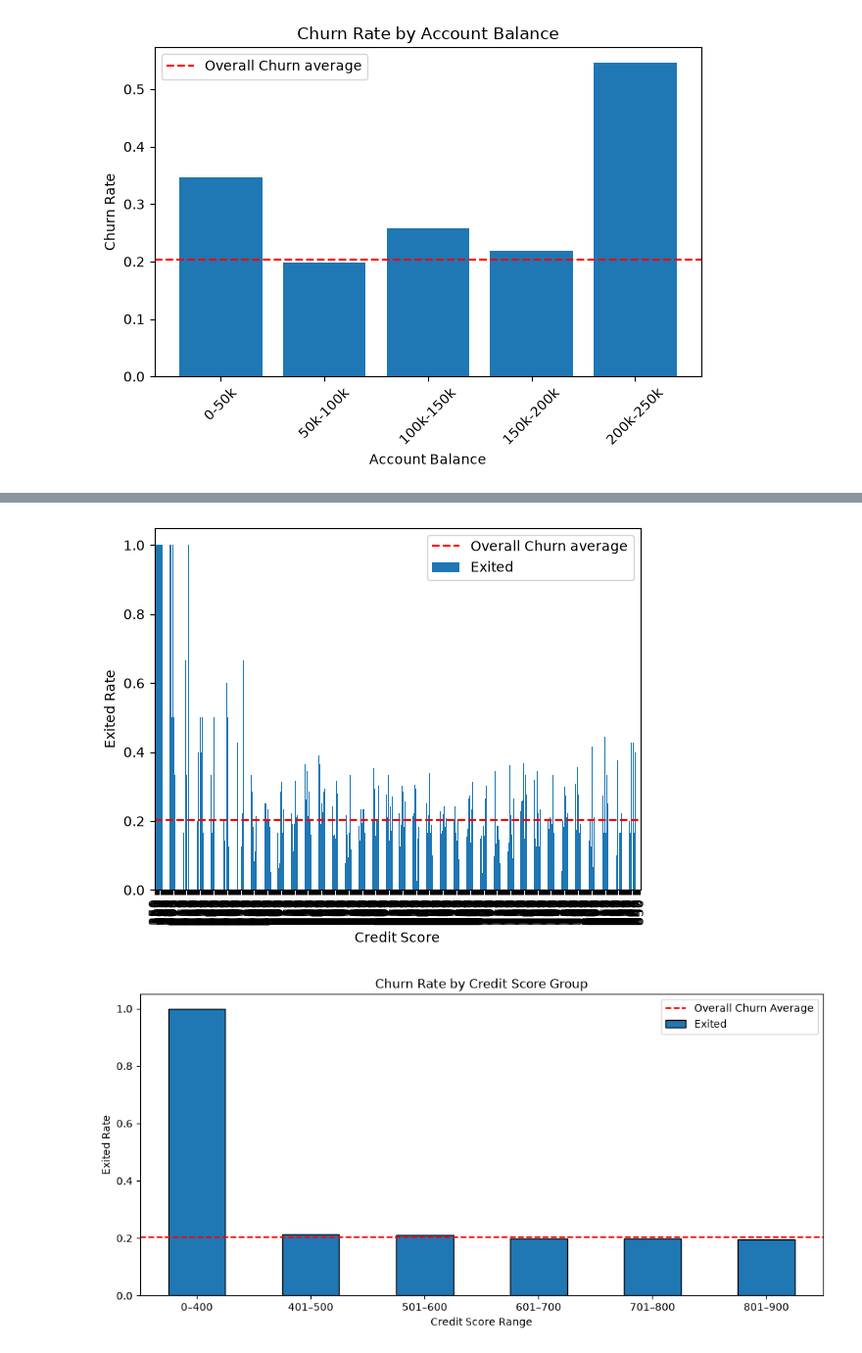
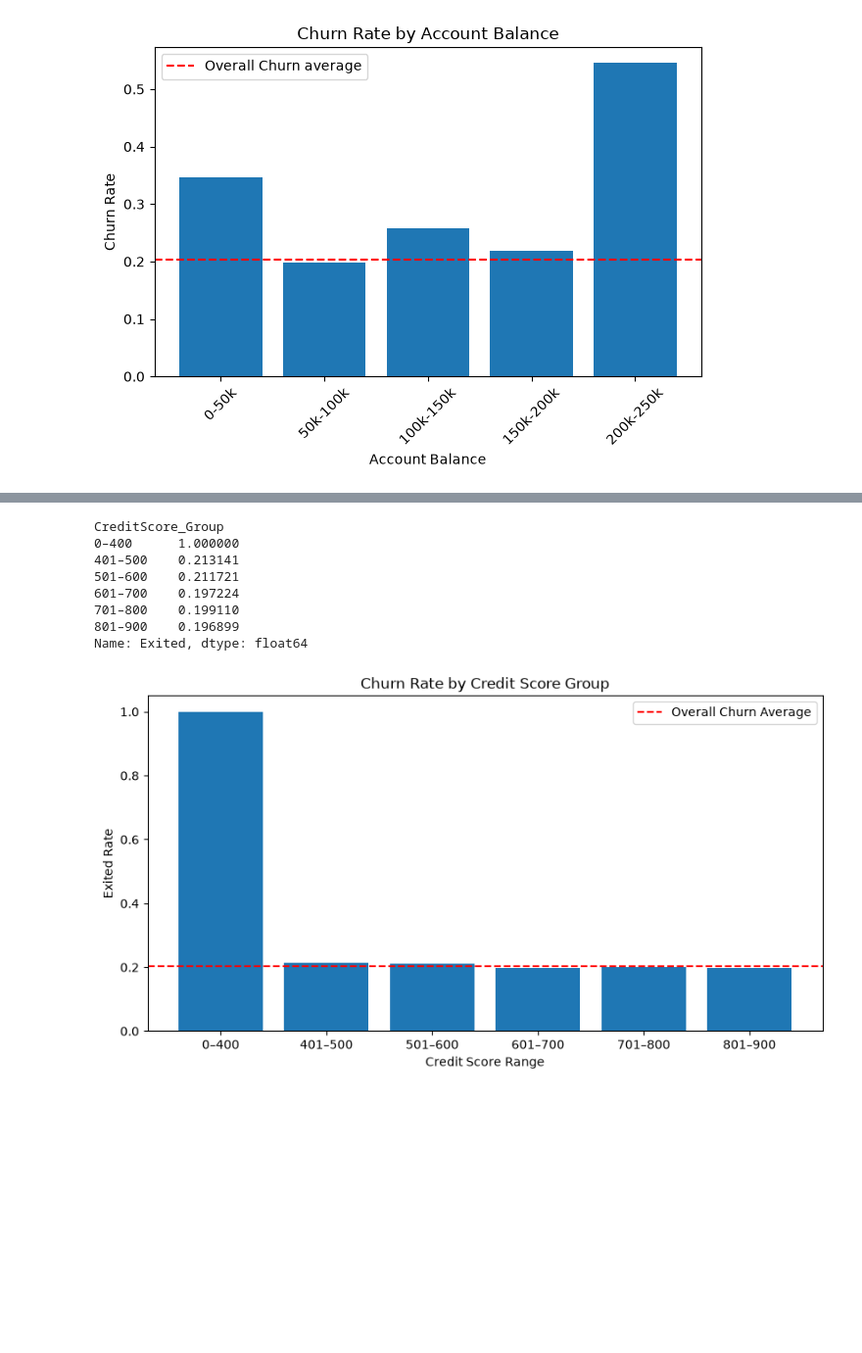
Before and after one commit to olaoluwacode/UD_Customer_Churn_Prediction, a Jupyter notebook: eda.ipynb, the cells around one changed output, grey strips where cells are left out. Shown at 98% size. Saved outputs shown, nothing was run; the diff lists cells and outputs as text; code cells hidden in the pictures; blank space fills up the shorter version.

```diff
--- a/eda.ipynb
+++ b/eda.ipynb
@@ -348,45 +317,47 @@ plt.show()
-# %%
-da.groupby("CreditScore")["Exited"].mean().plot(kind='bar')
-plt.ylabel('Exited Rate')
-plt.xlabel('Credit Score')
-plt.axhline(da['Exited'].mean(), color='red', linestyle='--', label='Overall Churn average')
-plt.legend()
-plt.show()
-# %% [output]
-[figure, removed]
 # %%
 import pandas as pd
 import matplotlib.pyplot as plt
 
 # Compress CreditScore into ranges
 da["CreditScore_Group"] = pd.cut(
     da["CreditScore"],
     bins=[0, 400, 500, 600, 700, 800, 900],
     labels=["0–400", "401–500", "501–600",
             "601–700", "701–800", "801–900"]
 )
 
 # Calculate average churn rate for each range
 churn_rate = da.groupby(
     "CreditScore_Group", observed=False
 )["Exited"].mean()
+print(churn_rate)
 
 # Plot
-ax = churn_rate.plot(kind="bar", figsize=(10, 5), edgecolor="black")
 
+
+
+
+plt.figure(figsize=(10, 5))
+plt.bar(range(len(churn_rate)), churn_rate.values)
+plt.ylabel("Exited Rate")
+plt.xlabel("Credit Score Range")
+plt.title("Churn Rate by Credit Score Group")
+plt.xticks(range(len(churn_rate)), churn_rate.index, rotation=0)
 plt.axhline(
     da["Exited"].mean(),
     color="red",
     linestyle="--",
     label="Overall Churn Average"
 )
-
-plt.ylabel("Exited Rate")
-plt.xlabel("Credit Score Range")
-plt.title("Churn Rate by Credit Score Group")
-plt.xticks(rotation=0)
 plt.legend()
-plt.tight_layout()
 plt.show()
 # %% [output]
+CreditScore_Group
+0–400      1.000000
+401–500    0.213141
+501–600    0.211721
+601–700    0.197224
+701–800    0.199110
+801–900    0.196899
+Name: Exited, dtype: float64
-[figure, old version]
+[figure, new version]
```
Also changed, not shown: parts of 6 cells of this notebook.
